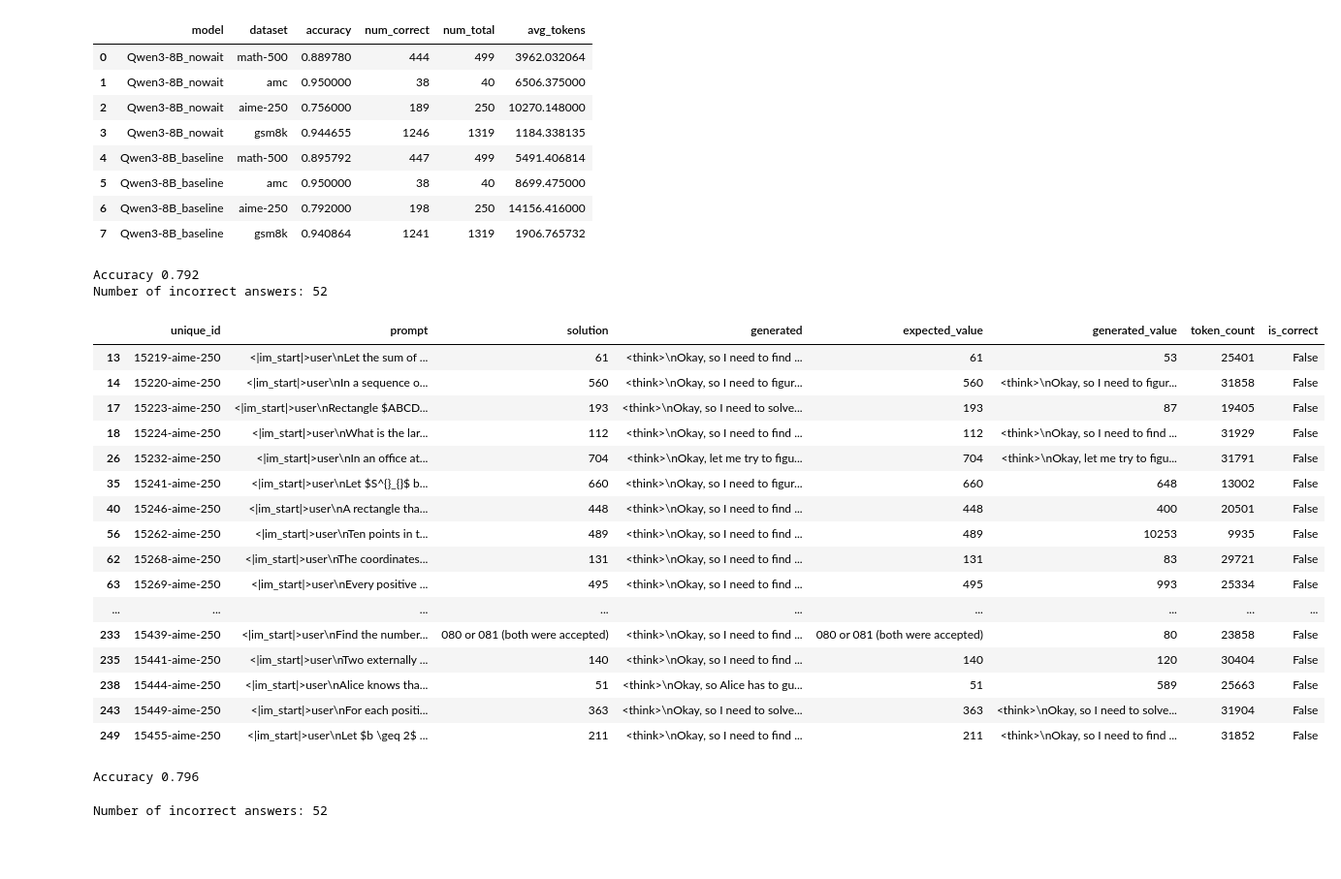
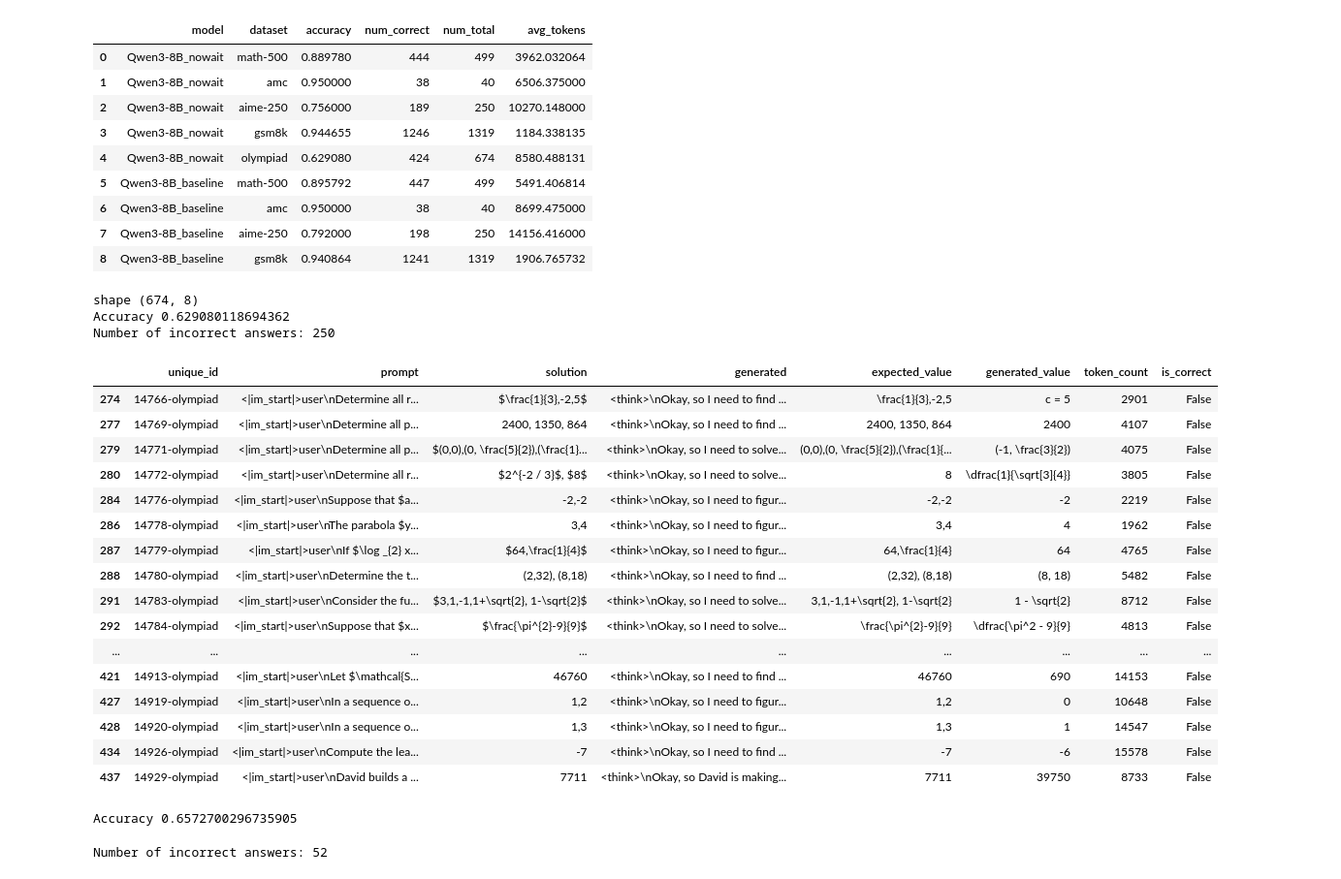
Before and after one commit to SebastianJitaru29/llm-think-too-much, a Jupyter notebook: evaluation/results_analysis.ipynb, the cells around one changed output. Shown at 97% size. Saved outputs shown, nothing was run; the diff lists cells and outputs as text; code cells hidden in the pictures; blank space fills up the shorter version.

Commit message:
wip: olympiad nowait results

```diff
--- a/evaluation/results_analysis.ipynb
+++ b/evaluation/results_analysis.ipynb
@@ -8,7 +8,7 @@ models = [
     "Qwen3-8B_baseline",
 ]
 
-datasets = ["math-500", "amc", "aime-250", "gsm8k"] #"gsm8k", "olympiad", "amc", "aime-250", "amc"
+datasets = ["math-500", "amc", "aime-250", "gsm8k", "olympiad"]
 
 rows = []
 for model in models:
@@ -39,10 +39,11 @@ summary
 | 1 | Qwen3-8B_nowait | amc | 0.950000 | 38 | 40 | 6506.375000 |
 | 2 | Qwen3-8B_nowait | aime-250 | 0.756000 | 189 | 250 | 10270.148000 |
 | 3 | Qwen3-8B_nowait | gsm8k | 0.944655 | 1246 | 1319 | 1184.338135 |
-| 4 | Qwen3-8B_baseline | math-500 | 0.895792 | 447 | 499 | 5491.406814 |
-| 5 | Qwen3-8B_baseline | amc | 0.950000 | 38 | 40 | 8699.475000 |
-| 6 | Qwen3-8B_baseline | aime-250 | 0.792000 | 198 | 250 | 14156.416000 |
-| 7 | Qwen3-8B_baseline | gsm8k | 0.940864 | 1241 | 1319 | 1906.765732 |
+| 4 | Qwen3-8B_nowait | olympiad | 0.629080 | 424 | 674 | 8580.488131 |
+| 5 | Qwen3-8B_baseline | math-500 | 0.895792 | 447 | 499 | 5491.406814 |
+| 6 | Qwen3-8B_baseline | amc | 0.950000 | 38 | 40 | 8699.475000 |
+| 7 | Qwen3-8B_baseline | aime-250 | 0.792000 | 198 | 250 | 14156.416000 |
+| 8 | Qwen3-8B_baseline | gsm8k | 0.940864 | 1241 | 1319 | 1906.765732 |
 # %%
 from pathlib import Path
 import pandas as pd
@@ -50,33 +51,38 @@ from eval_pipeline import is_equiv
 model_qwen = "Qwen3-8B_baseline"
 model_qwen_nowait = "Qwen3-8B_nowait"
 
-df_qwen_math = pd.read_parquet(Path().resolve().parent / "experiments" / model_qwen / "aime-250_results.parquet")
+df_qwen_math = pd.read_parquet(Path().resolve().parent / "experiments" / model_qwen_nowait / "olympiad_results.parquet")
+print("shape", df_qwen_math.shape)
 print("Accuracy", df_qwen_math["is_correct"].mean())
 incorrect = df_qwen_math[df_qwen_math["is_correct"] == False].copy()
 print("Number of incorrect answers:", len(incorrect))
+incorrect.to_csv("incorrect_qwen_olympiad.csv", index=False)
 # %% [output]
-Accuracy 0.792
-Number of incorrect answers: 52
+shape (674, 8)
+Accuracy 0.629080118694362
+Number of incorrect answers: 250
 # %%
-incorrect.head(55)
+#split incorrect into groups of 50
+incorrect_groups = [incorrect[i:i+50] for i in range(0, len(incorrect), 50)]
+incorrect_groups[3].head(50)
 # %% [output]
 |  | unique_id | prompt | solution | generated | expected_value | generated_value | token_count | is_correct |
-| 13 | 15219-aime-250 | <|im_start|>user\nLet the sum of ... | 61 | <think>\nOkay, so I need to find ... | 61 | 53 | 25401 | False |
-| 14 | 15220-aime-250 | <|im_start|>user\nIn a sequence o... | 560 | <think>\nOkay, so I need to figur... | 560 | <think>\nOkay, so I need to figur... | 31858 | False |
-| 17 | 15223-aime-250 | <|im_start|>user\nRectangle $ABCD... | 193 | <think>\nOkay, so I need to solve... | 193 | 87 | 19405 | False |
-| 18 | 15224-aime-250 | <|im_start|>user\nWhat is the lar... | 112 | <think>\nOkay, so I need to find ... | 112 | <think>\nOkay, so I need to find ... | 31929 | False |
-| 26 | 15232-aime-250 | <|im_start|>user\nIn an office at... | 704 | <think>\nOkay, let me try to figu... | 704 | <think>\nOkay, let me try to figu... | 31791 | False |
-| 35 | 15241-aime-250 | <|im_start|>user\nLet $S^{}_{}$ b... | 660 | <think>\nOkay, so I need to figur... | 660 | 648 | 13002 | False |
-| 40 | 15246-aime-250 | <|im_start|>user\nA rectangle tha... | 448 | <think>\nOkay, so I need to find ... | 448 | 400 | 20501 | False |
-| 56 | 15262-aime-250 | <|im_start|>user\nTen points in t... | 489 | <think>\nOkay, so I need to find ... | 489 | 10253 | 9935 | False |
-| 62 | 15268-aime-250 | <|im_start|>user\nThe coordinates... | 131 | <think>\nOkay, so I need to find ... | 131 | 83 | 29721 | False |
-| 63 | 15269-aime-250 | <|im_start|>user\nEvery positive ... | 495 | <think>\nOkay, so I need to find ... | 495 | 993 | 25334 | False |
+| 274 | 14766-olympiad | <|im_start|>user\nDetermine all r... | $\frac{1}{3},-2,5$ | <think>\nOkay, so I need to find ... | \frac{1}{3},-2,5 | c = 5 | 2901 | False |
+| 277 | 14769-olympiad | <|im_start|>user\nDetermine all p... | 2400, 1350, 864 | <think>\nOkay, so I need to find ... | 2400, 1350, 864 | 2400 | 4107 | False |
+| 279 | 14771-olympiad | <|im_start|>user\nDetermine all p... | $(0,0),(0, \frac{5}{2}),(\frac{1}... | <think>\nOkay, so I need to solve... | (0,0),(0, \frac{5}{2}),(\frac{1}{... | (-1, \frac{3}{2}) | 4075 | False |
+| 280 | 14772-olympiad | <|im_start|>user\nDetermine all r... | $2^{-2 / 3}$, $8$ | <think>\nOkay, so I need to solve... | 8 | \dfrac{1}{\sqrt[3]{4}} | 3805 | False |
+| 284 | 14776-olympiad | <|im_start|>user\nSuppose that $a... | -2,-2 | <think>\nOkay, so I need to figur... | -2,-2 | -2 | 2219 | False |
+| 286 | 14778-olympiad | <|im_start|>user\nThe parabola $y... | 3,4 | <think>\nOkay, so I need to figur... | 3,4 | 4 | 1962 | False |
+| 287 | 14779-olympiad | <|im_start|>user\nIf $\log _{2} x... | $64,\frac{1}{4}$ | <think>\nOkay, so I need to figur... | 64,\frac{1}{4} | 64 | 4765 | False |
+| 288 | 14780-olympiad | <|im_start|>user\nDetermine the t... | (2,32), (8,18) | <think>\nOkay, so I need to find ... | (2,32), (8,18) | (8, 18) | 5482 | False |
+| 291 | 14783-olympiad | <|im_start|>user\nConsider the fu... | $3,1,-1,1+\sqrt{2}, 1-\sqrt{2}$ | <think>\nOkay, so I need to solve... | 3,1,-1,1+\sqrt{2}, 1-\sqrt{2} | 1 - \sqrt{2} | 8712 | False |
+| 292 | 14784-olympiad | <|im_start|>user\nSuppose that $x... | $\frac{\pi^{2}-9}{9}$ | <think>\nOkay, so I need to solve... | \frac{\pi^{2}-9}{9} | \dfrac{\pi^2 - 9}{9} | 4813 | False |
 | ... | ... | ... | ... | ... | ... | ... | ... | ... |
-| 233 | 15439-aime-250 | <|im_start|>user\nFind the number... | 080 or 081 (both were accepted) | <think>\nOkay, so I need to find ... | 080 or 081 (both were accepted) | 80 | 23858 | False |
-| 235 | 15441-aime-250 | <|im_start|>user\nTwo externally ... | 140 | <think>\nOkay, so I need to find ... | 140 | 120 | 30404 | False |
-| 238 | 15444-aime-250 | <|im_start|>user\nAlice knows tha... | 51 | <think>\nOkay, so Alice has to gu... | 51 | 589 | 25663 | False |
-| 243 | 15449-aime-250 | <|im_start|>user\nFor each positi... | 363 | <think>\nOkay, so I need to solve... | 363 | <think>\nOkay, so I need to solve... | 31904 | False |
-| 249 | 15455-aime-250 | <|im_start|>user\nLet $b \geq 2$ ... | 211 | <think>\nOkay, so I need to find ... | 211 | <think>\nOkay, so I need to find ... | 31852 | False |
+| 421 | 14913-olympiad | <|im_start|>user\nLet $\mathcal{S... | 46760 | <think>\nOkay, so I need to find ... | 46760 | 690 | 14153 | False |
+| 427 | 14919-olympiad | <|im_start|>user\nIn a sequence o... | 1,2 | <think>\nOkay, so I need to figur... | 1,2 | 0 | 10648 | False |
+| 428 | 14920-olympiad | <|im_start|>user\nIn a sequence o... | 1,3 | <think>\nOkay, so I need to figur... | 1,3 | 1 | 14547 | False |
+| 434 | 14926-olympiad | <|im_start|>user\nCompute the lea... | -7 | <think>\nOkay, so I need to find ... | -7 | -6 | 15578 | False |
+| 437 | 14929-olympiad | <|im_start|>user\nDavid builds a ... | 7711 | <think>\nOkay, so David is making... | 7711 | 39750 | 8733 | False |
 # %%
 """
 Normalization and equivalence checking for LaTeX math answers.
@@ -355,9 +361,9 @@ def evaluate_answer(expected_answer: str, generated_answer: str) -> bool:
 df_qwen_math['expected_value'] = df_qwen_math['solution'].apply(extract_boxed)
 df_qwen_math['generated_value'] = df_qwen_math['generated'].apply(extract_boxed)
 df_qwen_math['is_correct'] = df_qwen_math.apply(lambda row: evaluate_answer(row['solution'], row['generated'])[0], axis=1)
-print("Accuracy", (df_qwen_math["is_correct"].sum() + 1) / len(df_qwen_math))
+print("Accuracy", (df_qwen_math["is_correct"].sum() + 20) / len(df_qwen_math))
 # %% [output]
-Accuracy 0.796
+Accuracy 0.6572700296735905
 # %%
 #all incorrect
 incorrect = df_qwen_math[df_qwen_math["is_correct"] == False].copy()
```
Also changed, not shown: 1 other file.
